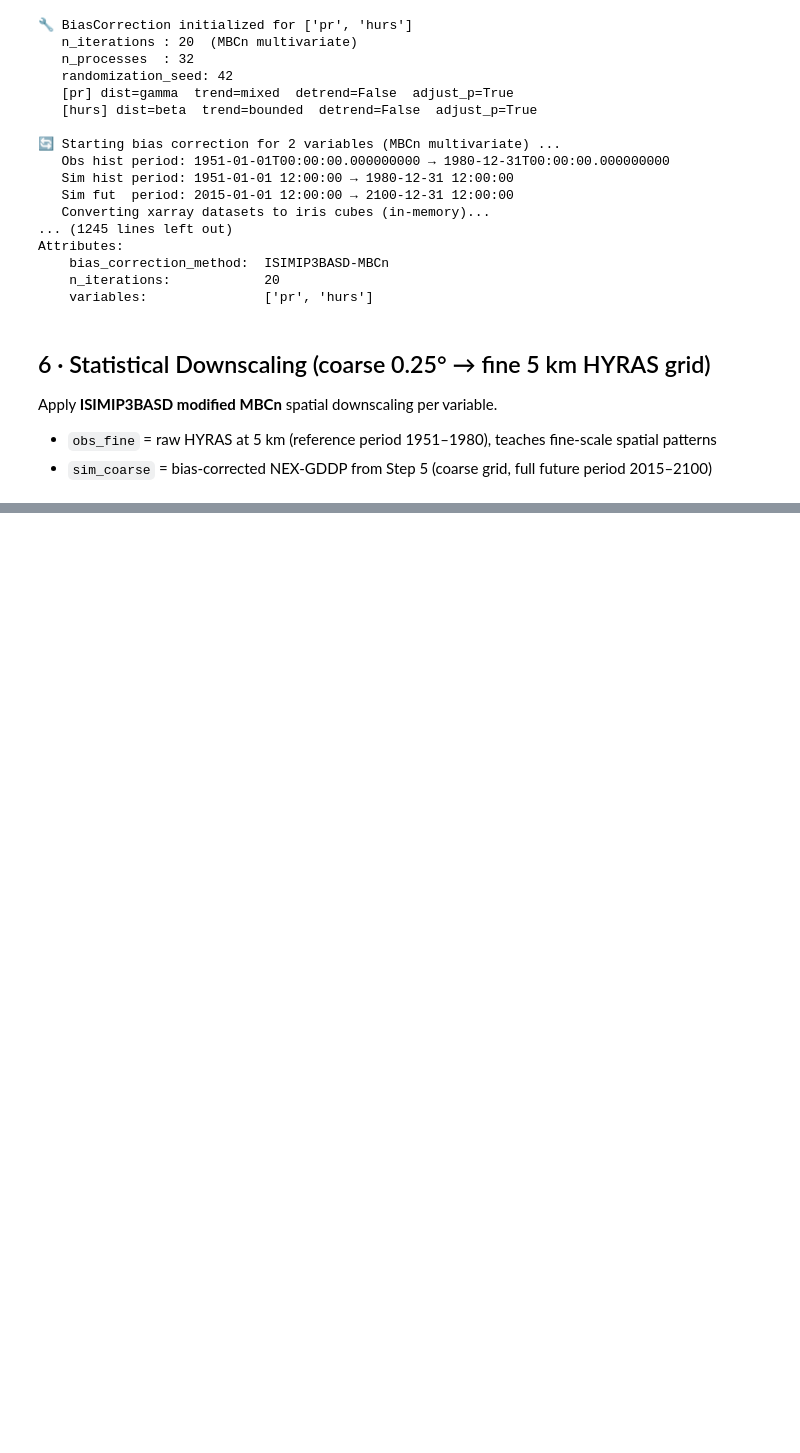
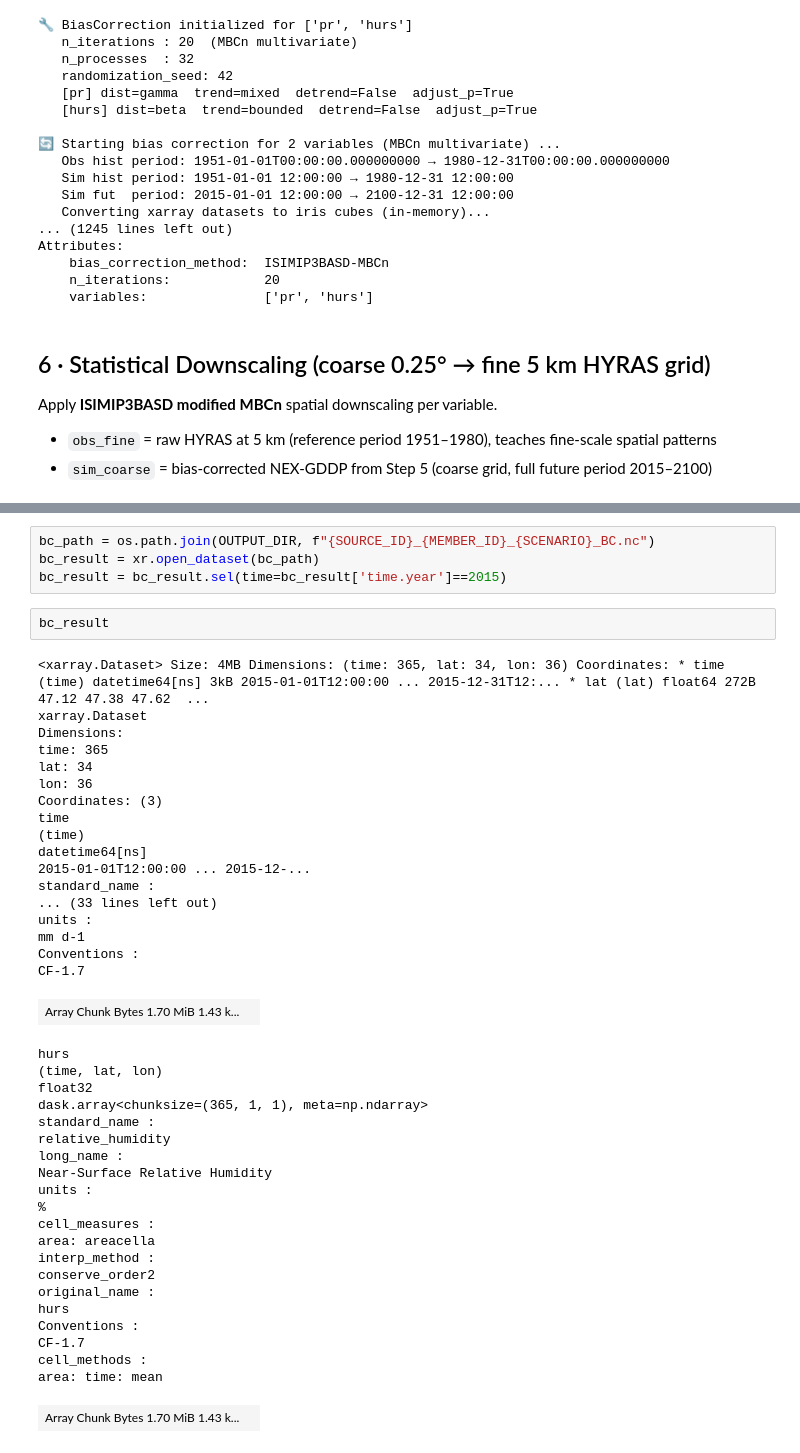
Before and after one commit to Kaushikreddym/climdata, a Jupyter notebook: usecase/nexgddp_hyras_bcsd.ipynb, the cells around one changed output, grey strips where cells are left out. Saved outputs shown, nothing was run; the diff lists cells and outputs as text; blank space fills up the shorter version.

```diff
--- a/usecase/nexgddp_hyras_bcsd.ipynb
+++ b/usecase/nexgddp_hyras_bcsd.ipynb
@@ -407,0 +479,46 @@ Downscaling (TEST YEAR 2015): pr
+# %%
+bc_path = os.path.join(OUTPUT_DIR, f"{SOURCE_ID}_{MEMBER_ID}_{SCENARIO}_BC.nc")
+bc_result = xr.open_dataset(bc_path)
+bc_result = bc_result.sel(time=bc_result['time.year']==2015)
+# %%
+bc_result
+# %% [output]
+<xarray.Dataset> Size: 4MB Dimensions: (time: 365, lat: 34, lon: 36) Coordinates: * time (time) datetime64[ns] 3kB 2015-01-01T12:00:00 ... 2015-12-31T12:... * lat (lat) float64 272B 47.12 47.38 47.62  ...
+xarray.Dataset
+Dimensions:
+time: 365
+lat: 34
+lon: 36
+Coordinates: (3)
+time
+(time)
+datetime64[ns]
+2015-01-01T12:00:00 ... 2015-12-...
+standard_name :
+... (33 lines left out)
+units :
+mm d-1
+Conventions :
+CF-1.7
+| Array Chunk Bytes 1.70 MiB 1.43 k... |  |
+hurs
+(time, lat, lon)
+float32
+dask.array<chunksize=(365, 1, 1), meta=np.ndarray>
+standard_name :
+relative_humidity
+long_name :
+Near-Surface Relative Humidity
+units :
+%
+cell_measures :
+area: areacella
+interp_method :
+conserve_order2
+original_name :
+hurs
+Conventions :
+CF-1.7
+cell_methods :
+area: time: mean
+| Array Chunk Bytes 1.70 MiB 1.43 k... |  |
```
Also changed, not shown: parts of 6 cells of this notebook, 3 other files.
